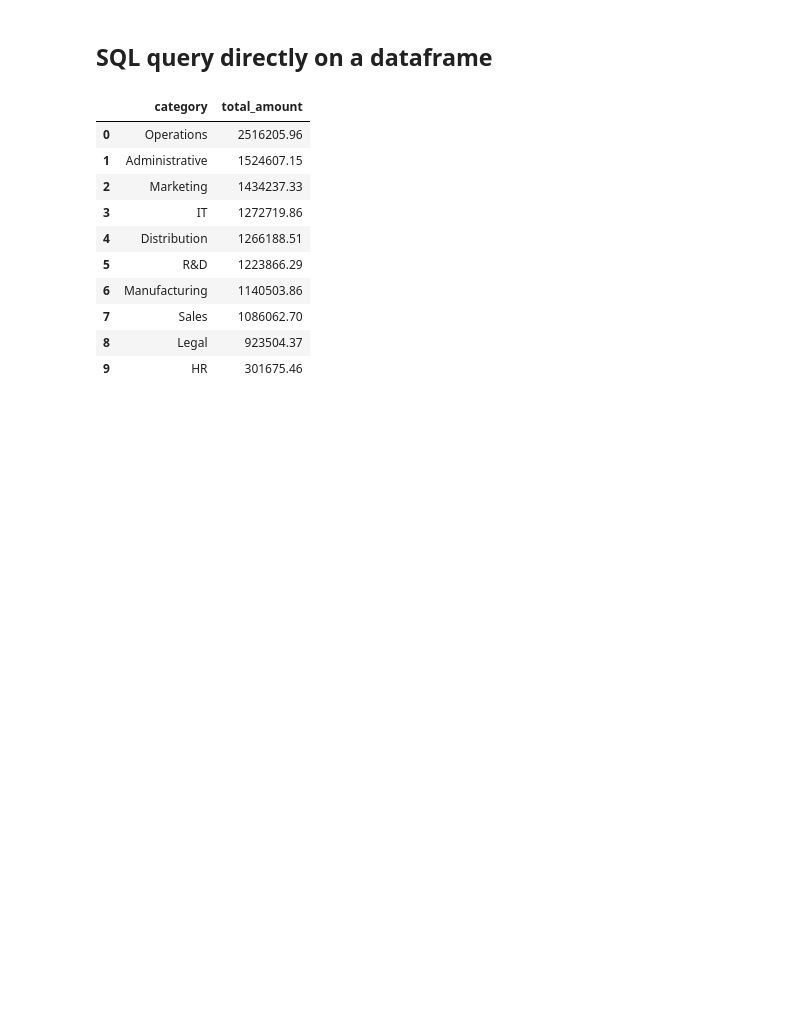
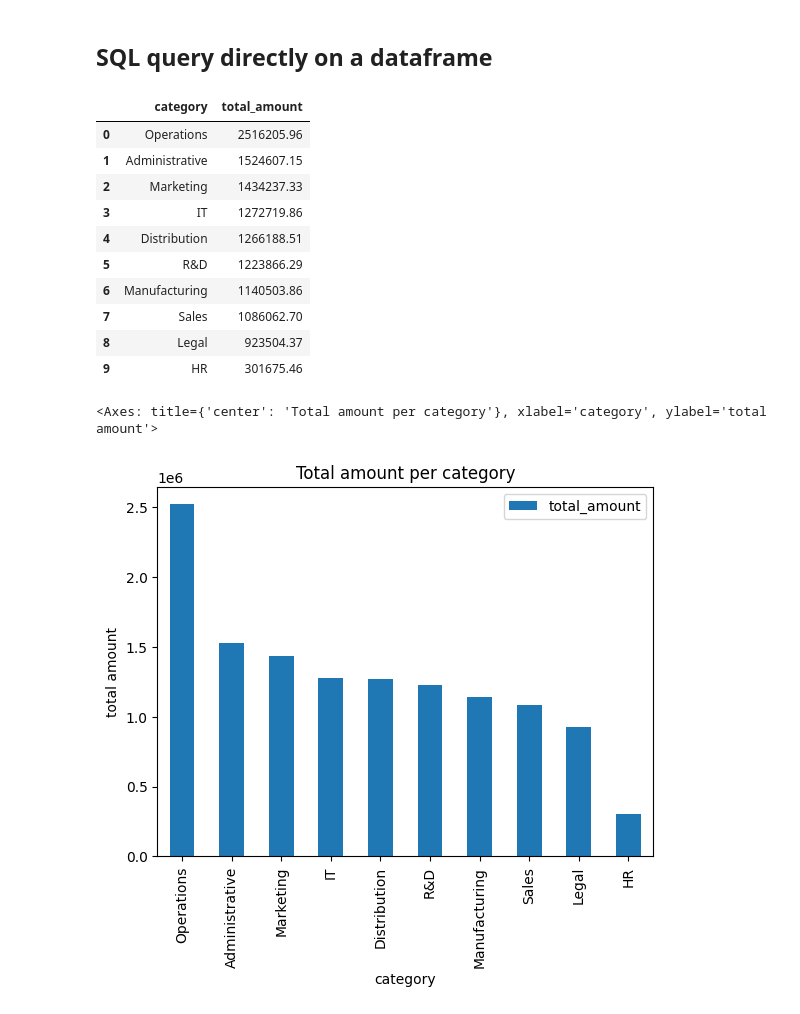
Before and after one commit to kokchun/duckdb_analytics_kokchun_giang_mlops25, a Jupyter notebook: code_alongs/17_python_duckdb/connect_duckdb.ipynb, the cells around one changed output. Drawn from its saved outputs; the diff is of its cells as text; code cells hidden in the pictures; blank space fills up the shorter version.

Commit message:
simple plot

```diff
--- a/code_alongs/17_python_duckdb/connect_duckdb.ipynb
+++ b/code_alongs/17_python_duckdb/connect_duckdb.ipynb
@@ -95,14 +95,16 @@ Name: count, dtype: int64
 # %% [markdown]
 ## SQL query directly on a dataframe
 # %%
-duckdb.sql("""--sql
-SELECT
-    category,
-    SUM(amount) AS total_amount
-FROM finance
-GROUP BY category
-ORDER BY total_amount DESC
-""").df()
+df_category_amount = duckdb.sql("""--sql
+    SELECT
+        category,
+        SUM(amount) AS total_amount
+    FROM finance
+    GROUP BY category
+    ORDER BY total_amount DESC
+    """).df()
+
+df_category_amount
 # %% [output]
 |  | category | total_amount |
 | 0 | Operations | 2516205.96 |
@@ -115,3 +117,15 @@ ORDER BY total_amount DESC
 | 7 | Sales | 1086062.70 |
 | 8 | Legal | 923504.37 |
 | 9 | HR | 301675.46 |
+# %%
+df_category_amount.plot(
+    x="category",
+    y="total_amount",
+    kind="bar",
+    title="Total amount per category",
+    xlabel="category",
+    ylabel="total amount",
+)
+# %% [output]
+<Axes: title={'center': 'Total amount per category'}, xlabel='category', ylabel='total amount'>
+[figure, added]
```
